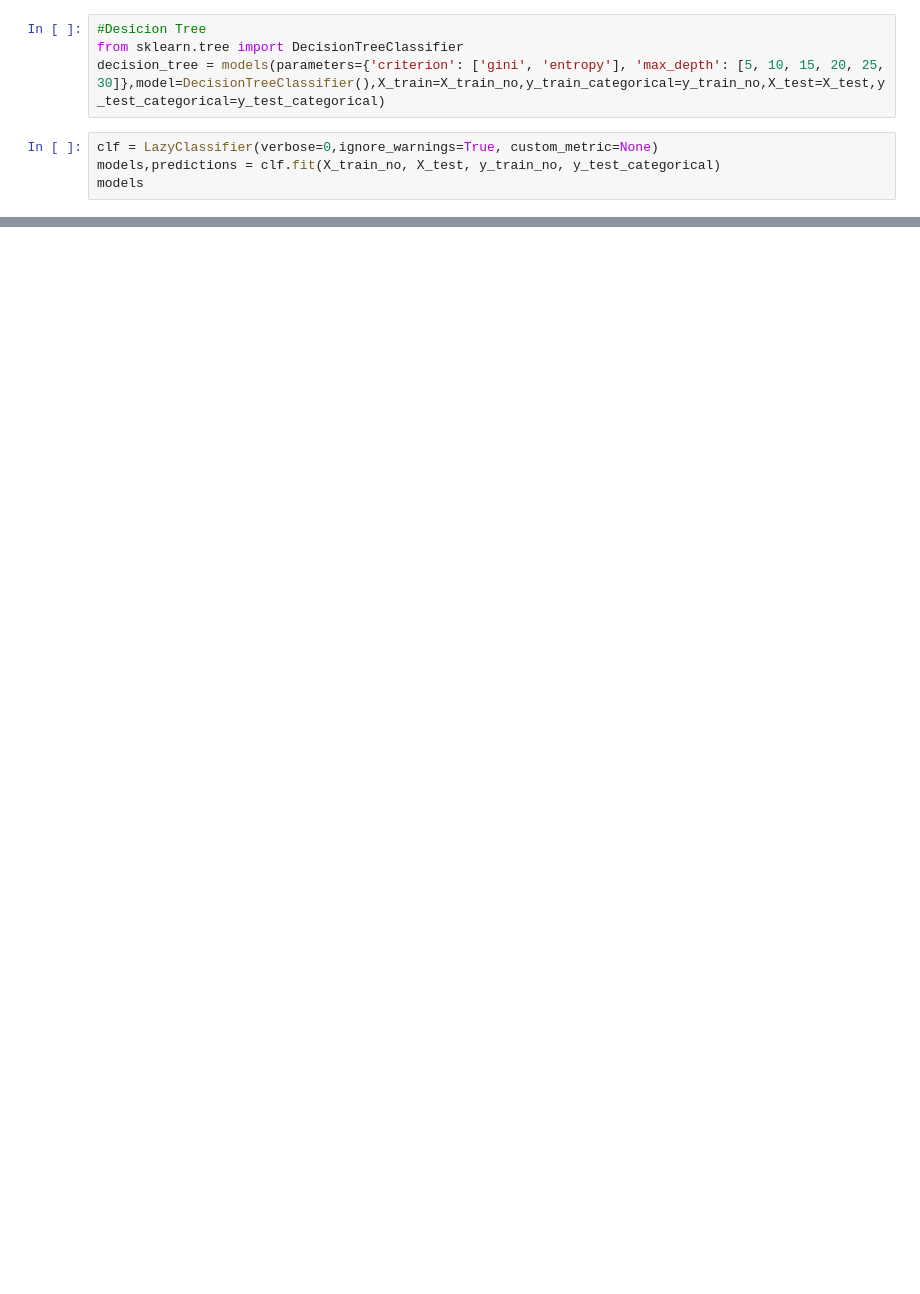
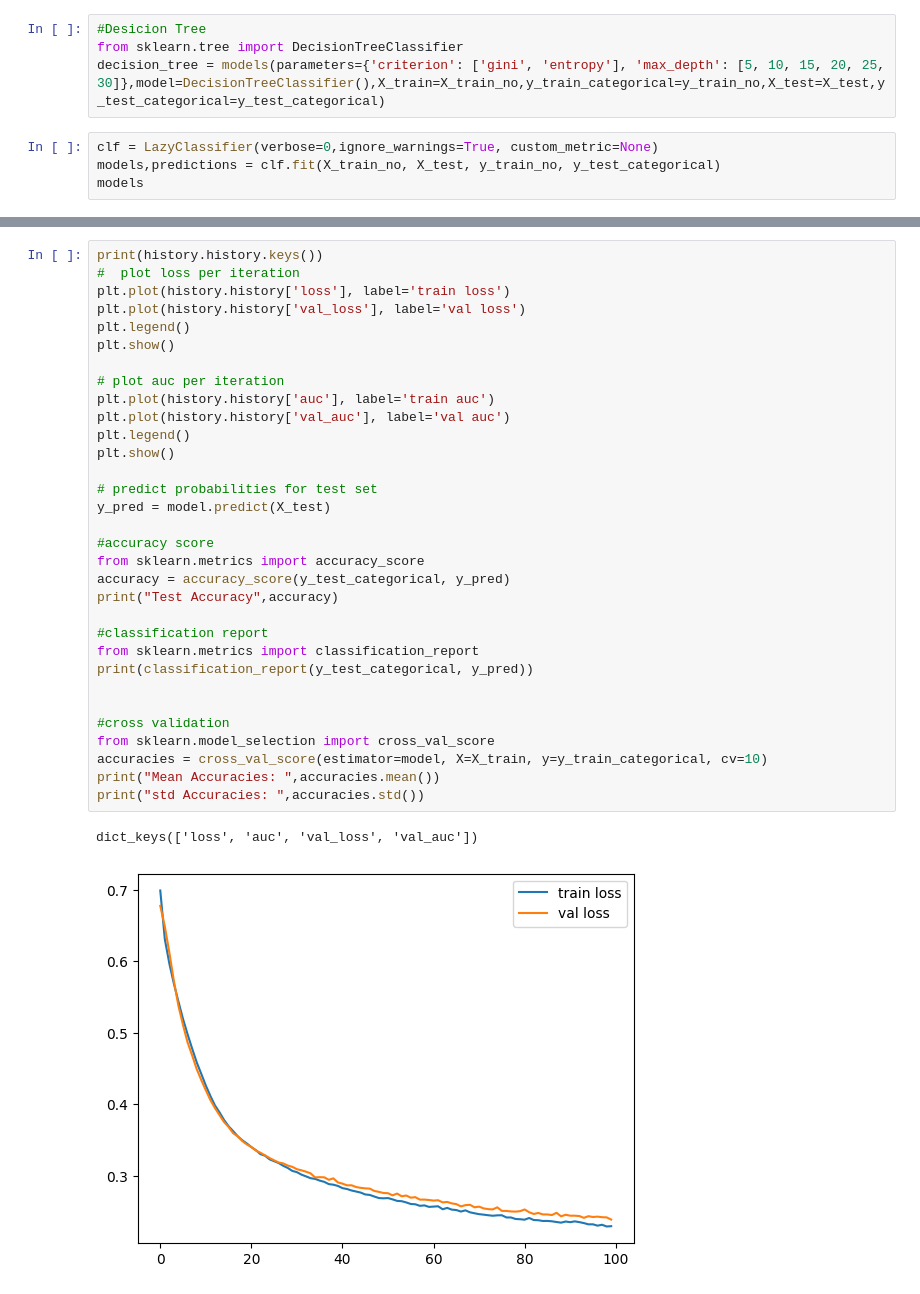
Before and after one commit to AbdullahAXR/Multifaceted-Machine-Learning-A-Multiclass-Classification, a Jupyter notebook: Project.ipynb, the cells around one changed output, grey strips where cells are left out. Saved outputs shown, nothing was run; the diff lists cells and outputs as text; blank space fills up the shorter version.

```diff
--- a/Project.ipynb
+++ b/Project.ipynb
@@ -553,0 +648,35 @@ models
+# %%
+print(history.history.keys())
+#  plot loss per iteration
+plt.plot(history.history['loss'], label='train loss')
+plt.plot(history.history['val_loss'], label='val loss')
+plt.legend()
+plt.show()
+
+# plot auc per iteration
+plt.plot(history.history['auc'], label='train auc')
+plt.plot(history.history['val_auc'], label='val auc')
+plt.legend()
+plt.show()
+
+# predict probabilities for test set
+y_pred = model.predict(X_test)
+
+#accuracy score
+from sklearn.metrics import accuracy_score
+accuracy = accuracy_score(y_test_categorical, y_pred)
+print("Test Accuracy",accuracy)
+
+#classification report
+from sklearn.metrics import classification_report
+print(classification_report(y_test_categorical, y_pred))
+
+
+#cross validation
+from sklearn.model_selection import cross_val_score
+accuracies = cross_val_score(estimator=model, X=X_train, y=y_train_categorical, cv=10)
+print("Mean Accuracies: ",accuracies.mean())
+print("std Accuracies: ",accuracies.std())
+# %% [output]
+dict_keys(['loss', 'auc', 'val_loss', 'val_auc'])
+[figure, added]
```
Also changed, not shown: parts of 27 cells of this notebook.
